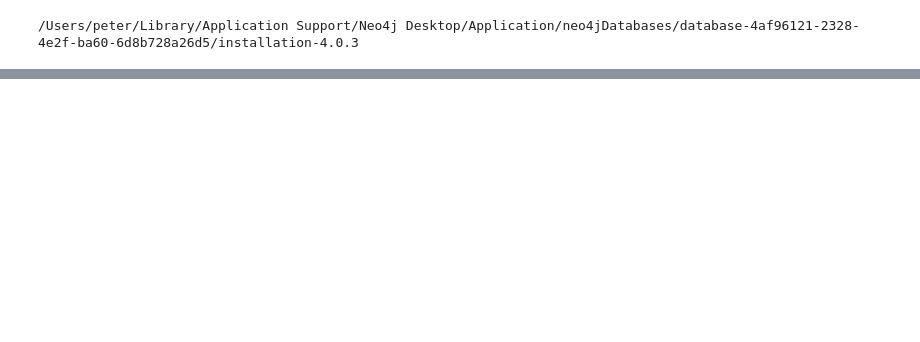
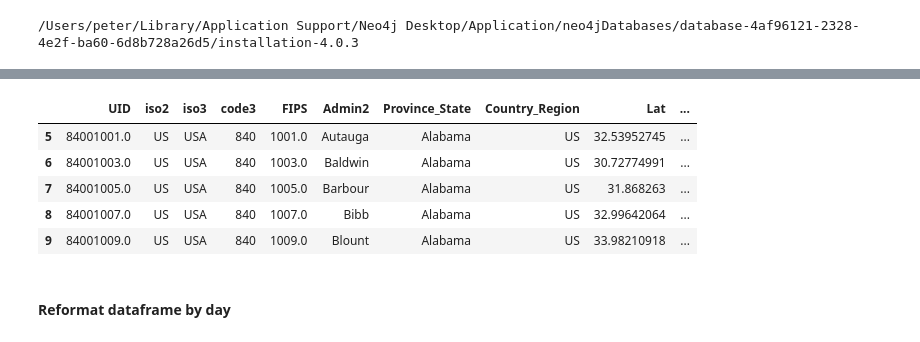
Before and after one commit to covid-19-net/covid-19-community, a Jupyter notebook: notebooks/02a-JHUCases.ipynb, the cells around one changed output, grey strips where cells are left out. Drawn from its saved outputs; the diff is of its cells as text; code cells hidden in the pictures; blank space fills up the shorter version.

```diff
--- a/notebooks/02a-JHUCases.ipynb
+++ b/notebooks/02a-JHUCases.ipynb
@@ -71,0 +55,18 @@ admin2.query("name == 'San Diego County'")
+# %%
+county_confirmed = confirmed.query("Admin2 != ''").query("FIPS != ''").copy()
+# %%
+# state fips code: 2 character with '0'-padding, e.g. 06
+county_confirmed['stateFips'] = county_confirmed['FIPS'].str[:-5]
+county_confirmed['stateFips'] = county_confirmed['stateFips'].apply(lambda s: '0' + s if len(s) == 1 else s)
+county_confirmed['countyFips'] = county_confirmed['FIPS'].str[-5:-2]
+# %%
+county_confirmed.head()
+# %% [output]
+|  | UID | iso2 | iso3 | code3 | FIPS | Admin2 | Province_State | Country_Region | Lat | ... |
+| 5 | 84001001.0 | US | USA | 840 | 1001.0 | Autauga | Alabama | US | 32.53952745 | ... |
+| 6 | 84001003.0 | US | USA | 840 | 1003.0 | Baldwin | Alabama | US | 30.72774991 | ... |
+| 7 | 84001005.0 | US | USA | 840 | 1005.0 | Barbour | Alabama | US | 31.868263 | ... |
+| 8 | 84001007.0 | US | USA | 840 | 1007.0 | Bibb | Alabama | US | 32.99642064 | ... |
+| 9 | 84001009.0 | US | USA | 840 | 1009.0 | Blount | Alabama | US | 33.98210918 | ... |
+# %% [markdown]
+#### Reformat dataframe by day
```
Also changed, not shown: parts of 38 cells of this notebook, 16 other files.
